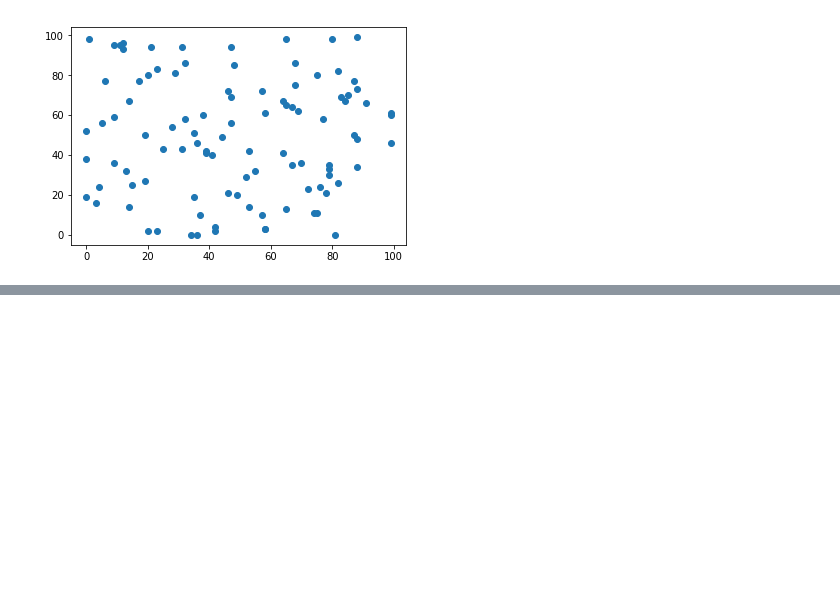
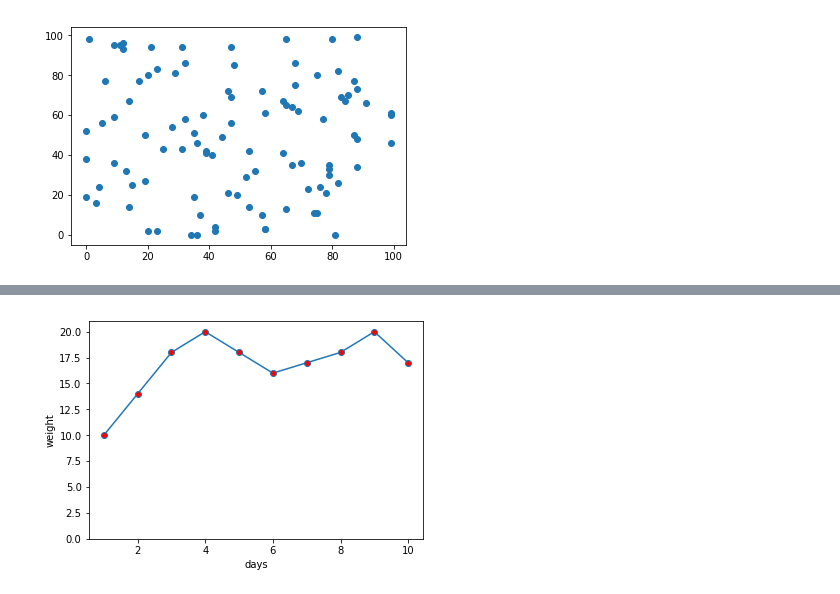
Before and after one commit to vbitjp/Python, a Jupyter notebook: plot/matplotlib01.ipynb, the cells around one changed output, grey strips where cells are left out. Saved outputs shown, nothing was run; the diff lists cells and outputs as text; code cells hidden in the pictures; blank space fills up the shorter version.

Commit message:
Added some plots snippet

```diff
--- a/plot/matplotlib01.ipynb
+++ b/plot/matplotlib01.ipynb
@@ -23,0 +24,13 @@ plt.show()
+# %%
+days = np.arange(1, 11)
+weight = np.array([10, 14, 18, 20, 18, 16, 17, 18, 20, 17])
+# 表示の設定
+plt.ylim([0, weight.max()+1])
+plt.xlabel("days")
+plt.ylabel("weight")
+
+# 円マーカーを赤色でプロットし折れ線グラフ作成
+plt.plot(days, weight, marker="o", markerfacecolor="r")
+plt.show()
+# %% [output]
+[figure, added]
```
Also changed, not shown: parts of 5 cells of this notebook.
